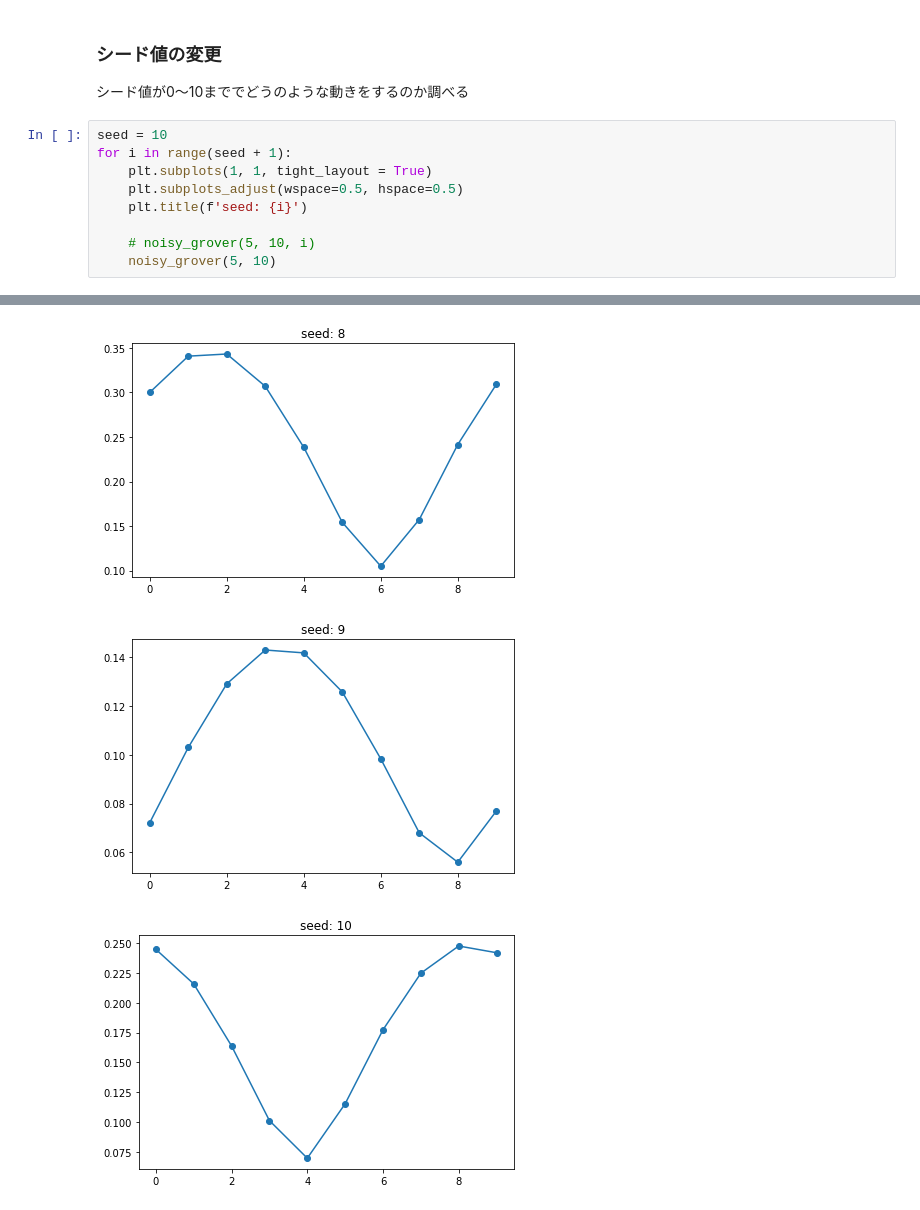
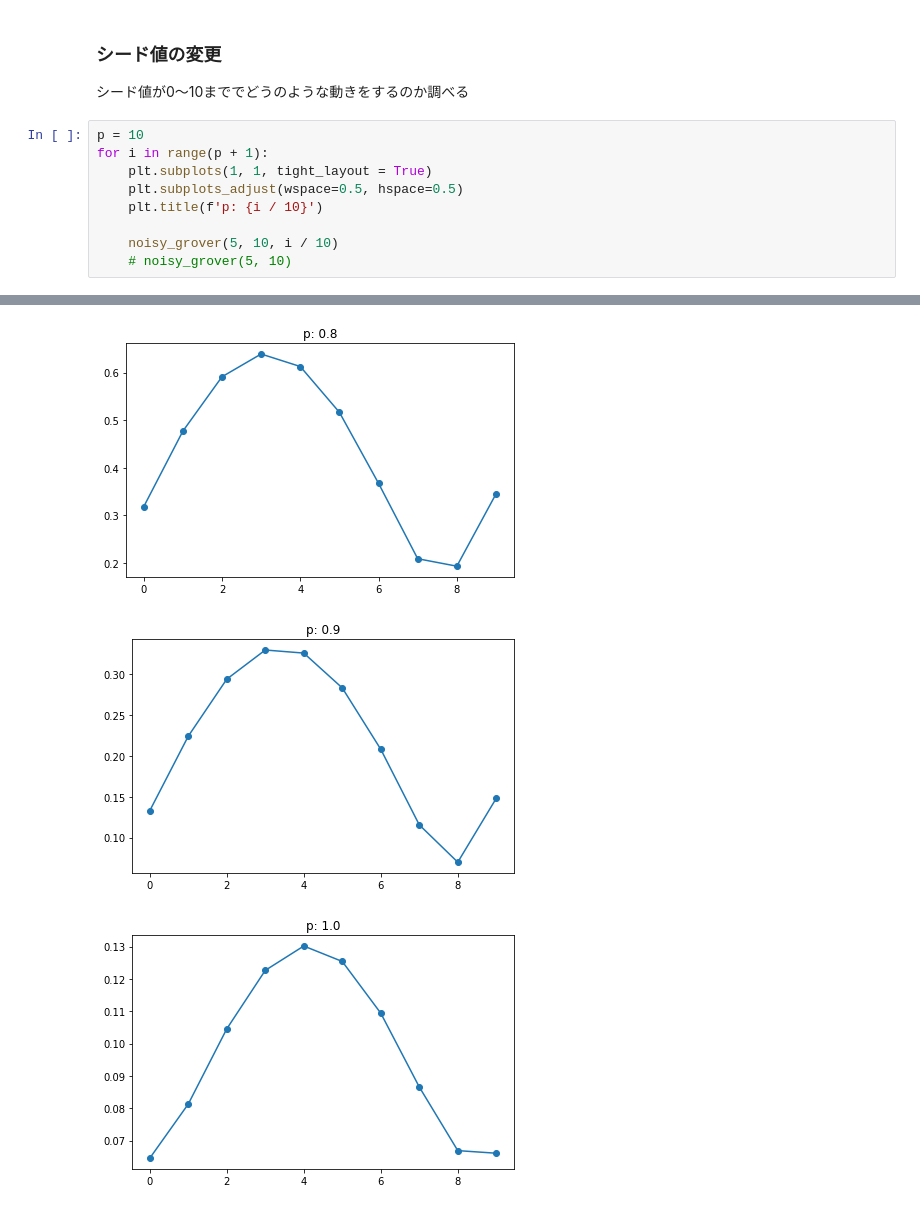
Before and after one commit to KaitoMuraoka/BasicQuantumAlgorithm, a Jupyter notebook: main/Second.ipynb, the cells around one changed output, grey strips where cells are left out. Cells and saved outputs as stored; diff of their text form.

```diff
--- a/main/Second.ipynb
+++ b/main/Second.ipynb
@@ -334,12 +348,12 @@ print(hoge.get_vector())
 ### シード値の変更
 シード値が0〜10まででどうのような動きをするのか調べる
 # %%
-seed = 10
-for i in range(seed + 1):
+p = 10
+for i in range(p + 1):
     plt.subplots(1, 1, tight_layout = True)
     plt.subplots_adjust(wspace=0.5, hspace=0.5)
-    plt.title(f'seed: {i}')
+    plt.title(f'p: {i / 10}')
 
-    # noisy_grover(5, 10, i)
-    noisy_grover(5, 10)
+    noisy_grover(5, 10, i / 10)
+    # noisy_grover(5, 10)
 # %% [output]
@@ -371,3 +385,3 @@ maximal probability 2.477791e-01 is obtained at k = 9
-[figure, old version]
+[figure, new version]
-[figure, old version]
+[figure, new version]
-[figure, old version]
+[figure, new version]
```
Also changed, not shown: parts of 16 cells of this notebook.
